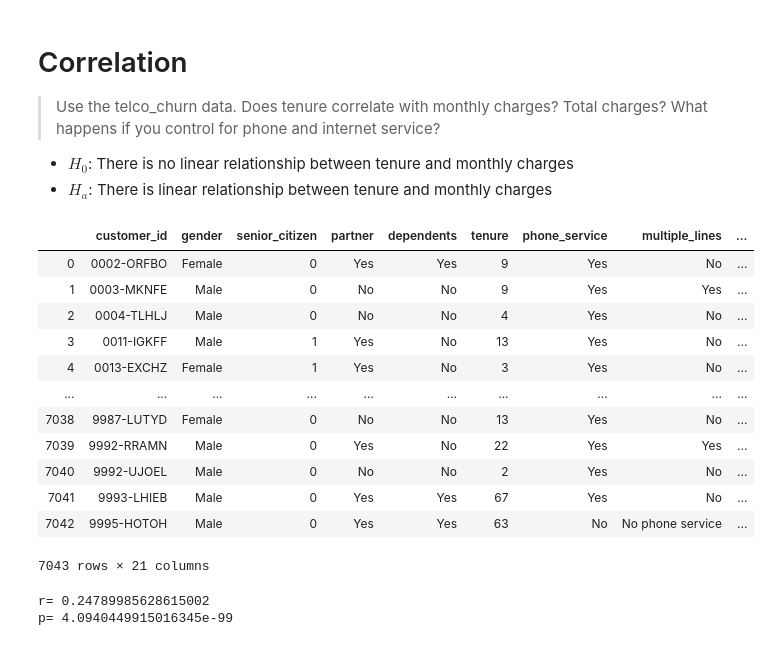
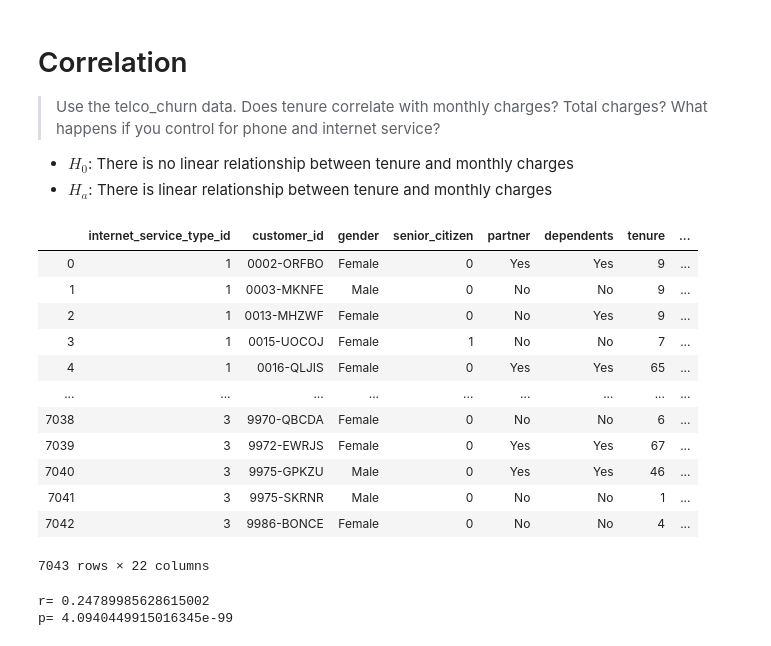
Before and after one commit to sunwenliang14/statistics-exercises, a Jupyter notebook: hypothesis_testing.ipynb, the cells around one changed output. Drawn from its saved outputs; the diff is of its cells as text; code cells hidden in the pictures.

```diff
--- a/hypothesis_testing.ipynb
+++ b/hypothesis_testing.ipynb
@@ -227,25 +227,26 @@ tstat, p
 # %%
 from env import get_db_url
 query = """
     select * from customers
+    join internet_service_types using(internet_service_type_id)
     """
 url = get_db_url("telco_churn")
 customers = pd.read_sql(query, url)
 customers
 # %% [output]
-|  | customer_id | gender | senior_citizen | partner | dependents | tenure | phone_service | multiple_lines | ... |
-| 0 | 0002-ORFBO | Female | 0 | Yes | Yes | 9 | Yes | No | ... |
-| 1 | 0003-MKNFE | Male | 0 | No | No | 9 | Yes | Yes | ... |
-| 2 | 0004-TLHLJ | Male | 0 | No | No | 4 | Yes | No | ... |
-| 3 | 0011-IGKFF | Male | 1 | Yes | No | 13 | Yes | No | ... |
-| 4 | 0013-EXCHZ | Female | 1 | Yes | No | 3 | Yes | No | ... |
-| ... | ... | ... | ... | ... | ... | ... | ... | ... | ... |
-| 7038 | 9987-LUTYD | Female | 0 | No | No | 13 | Yes | No | ... |
-| 7039 | 9992-RRAMN | Male | 0 | Yes | No | 22 | Yes | Yes | ... |
-| 7040 | 9992-UJOEL | Male | 0 | No | No | 2 | Yes | No | ... |
-| 7041 | 9993-LHIEB | Male | 0 | Yes | Yes | 67 | Yes | No | ... |
-| 7042 | 9995-HOTOH | Male | 0 | Yes | Yes | 63 | No | No phone service | ... |
+|  | internet_service_type_id | customer_id | gender | senior_citizen | partner | dependents | tenure | ... |
+| 0 | 1 | 0002-ORFBO | Female | 0 | Yes | Yes | 9 | ... |
+| 1 | 1 | 0003-MKNFE | Male | 0 | No | No | 9 | ... |
+| 2 | 1 | 0013-MHZWF | Female | 0 | No | Yes | 9 | ... |
+| 3 | 1 | 0015-UOCOJ | Female | 1 | No | No | 7 | ... |
+| 4 | 1 | 0016-QLJIS | Female | 0 | Yes | Yes | 65 | ... |
+| ... | ... | ... | ... | ... | ... | ... | ... | ... |
+| 7038 | 3 | 9970-QBCDA | Female | 0 | No | No | 6 | ... |
+| 7039 | 3 | 9972-EWRJS | Female | 0 | Yes | Yes | 67 | ... |
+| 7040 | 3 | 9975-GPKZU | Male | 0 | Yes | Yes | 46 | ... |
+| 7041 | 3 | 9975-SKRNR | Male | 0 | No | No | 1 | ... |
+| 7042 | 3 | 9986-BONCE | Female | 0 | No | No | 4 | ... |
-7043 rows × 21 columns
+7043 rows × 22 columns
 # %%
 x = customers.tenure
 y = customers.monthly_charges
```
Also changed, not shown: parts of 28 cells of this notebook.
